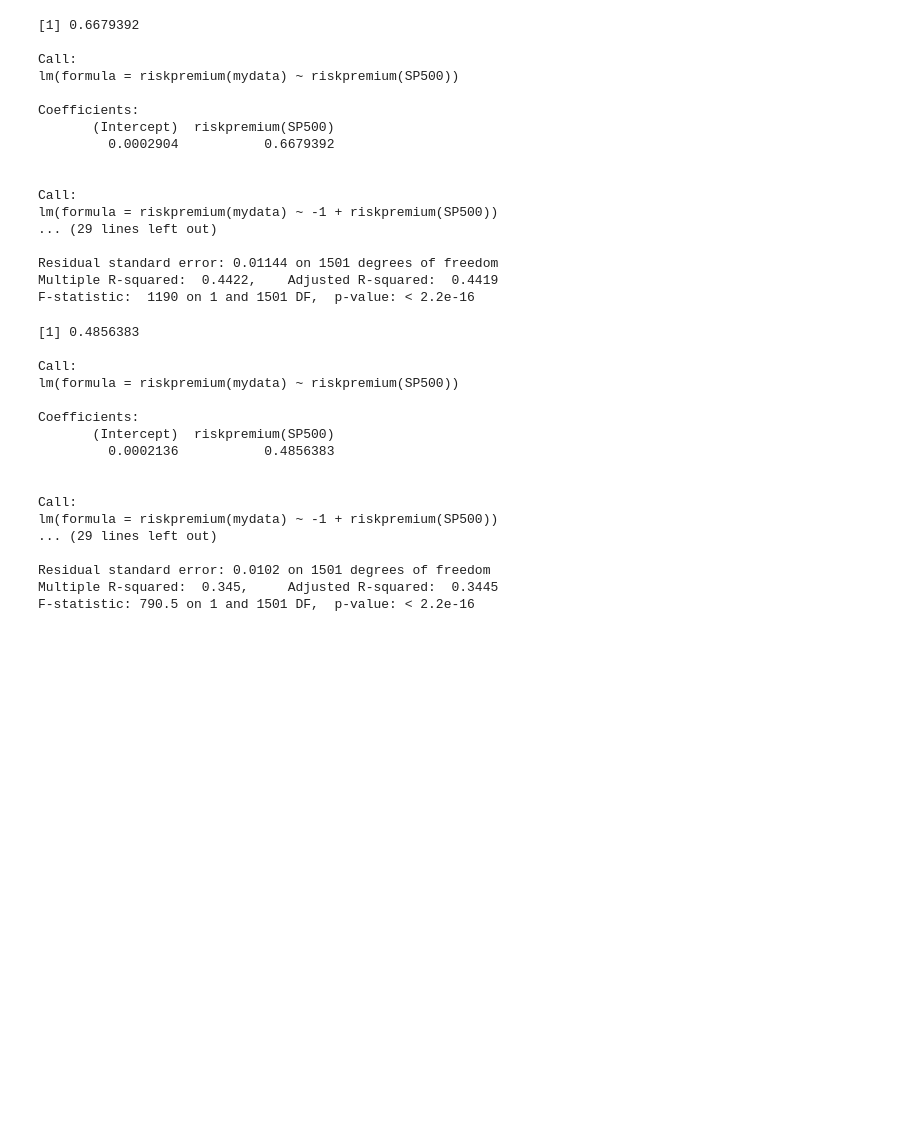
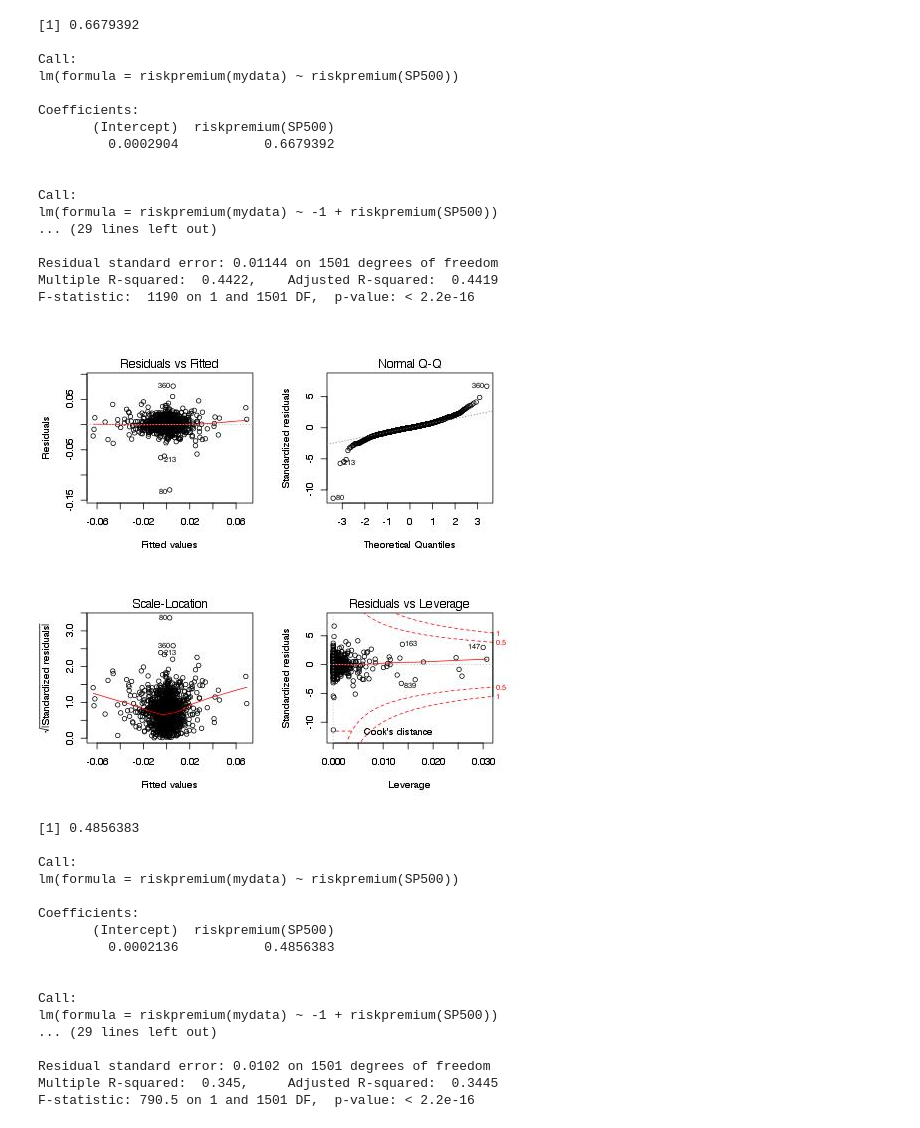
Before and after one commit to linuslin1/INNOVA, a Jupyter notebook: notebooks/NB3_data_analysis.ipynb, the cells around one changed output. Saved outputs shown, nothing was run; the diff lists cells and outputs as text; code cells hidden in the pictures; blank space fills up the shorter version.

```diff
--- a/notebooks/NB3_data_analysis.ipynb
+++ b/notebooks/NB3_data_analysis.ipynb
@@ -537,6 +560,11 @@ lm(formula = riskpremium(mydata) ~ -1 + riskpremium(SP500))
 Residual standard error: 0.01144 on 1501 degrees of freedom
 Multiple R-squared:  0.4422,    Adjusted R-squared:  0.4419
 F-statistic:  1190 on 1 and 1501 DF,  p-value: < 2.2e-16
+# %%
+from IPython.display import Image
+Image(filename='../visualizations/RA_COST.jpg')
+# %% [output]
+[figure, added]
 # %%
 %%R
 par(mfrow=c(3,2))
```
Also changed, not shown: parts of 20 cells of this notebook.
